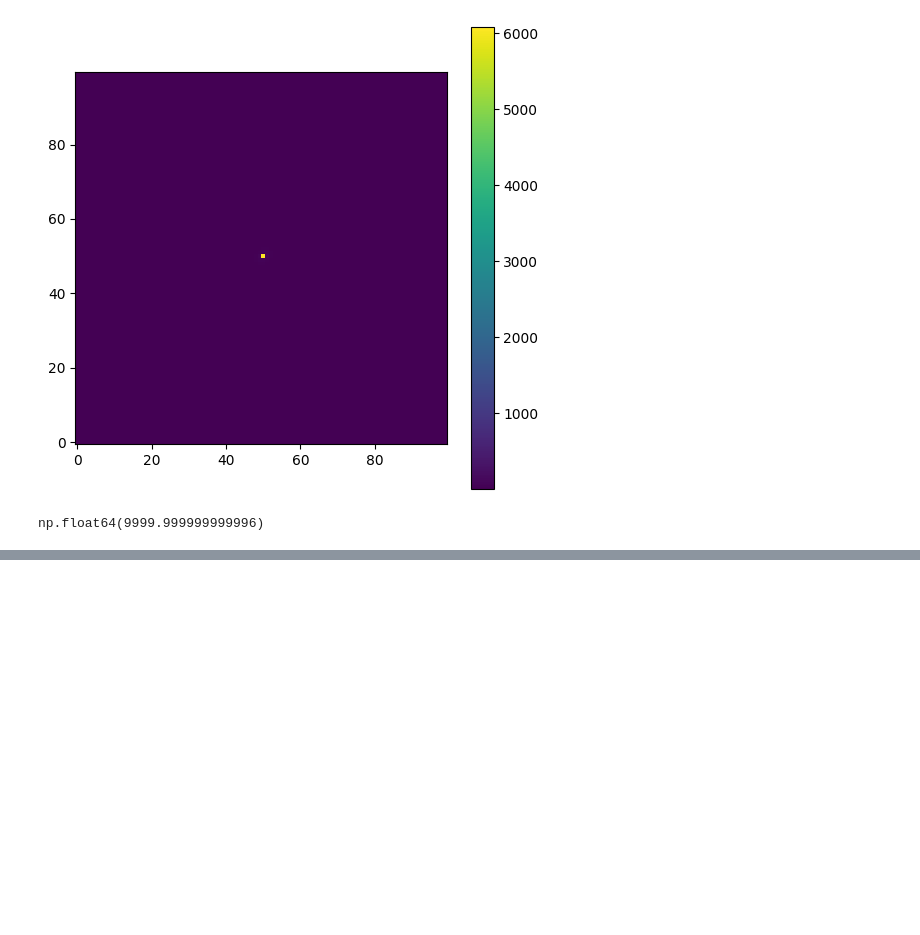
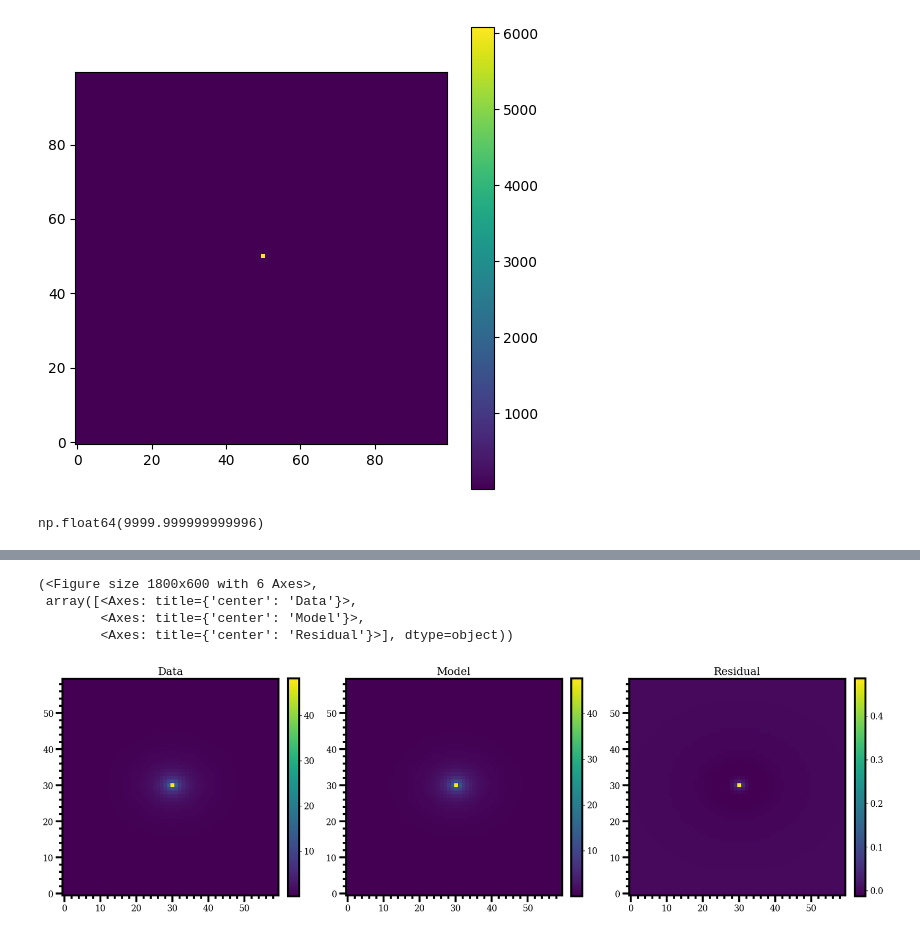
Before and after one commit to carlocannarozzophd/BayMorph, a Jupyter notebook: notebooks/01_single_sersic_fit.ipynb, the cells around one changed output, grey strips where cells are left out. Cells and saved outputs as stored; diff of their text form; code cells hidden in the pictures; blank space fills up the shorter version.

Commit message:
Add data-model-residual plotting

```diff
--- a/notebooks/01_single_sersic_fit.ipynb
+++ b/notebooks/01_single_sersic_fit.ipynb
@@ -219,0 +220,29 @@ fig, ax_grid, params = corner_plot(
+# %%
+best_model = SersicModel(
+    flux=result_2d.flux_median,
+    re=result_2d.re_median,
+    n=2.0,
+    q=0.8,
+    theta=0.0,
+    x0=30.0,
+    y0=30.0,
+)
+
+model_image = best_model.render(
+    shape=data.shape
+)
+# %%
+from baymorph import (
+    plot_data_model_residual,
+)
+
+plot_data_model_residual(
+    data,
+    model_image,
+)
+# %% [output]
+(<Figure size 1800x600 with 6 Axes>,
+ array([<Axes: title={'center': 'Data'}>,
+        <Axes: title={'center': 'Model'}>,
+        <Axes: title={'center': 'Residual'}>], dtype=object))
+[figure, added]
```
Also changed, not shown: parts of 10 cells of this notebook, 4 other files.
